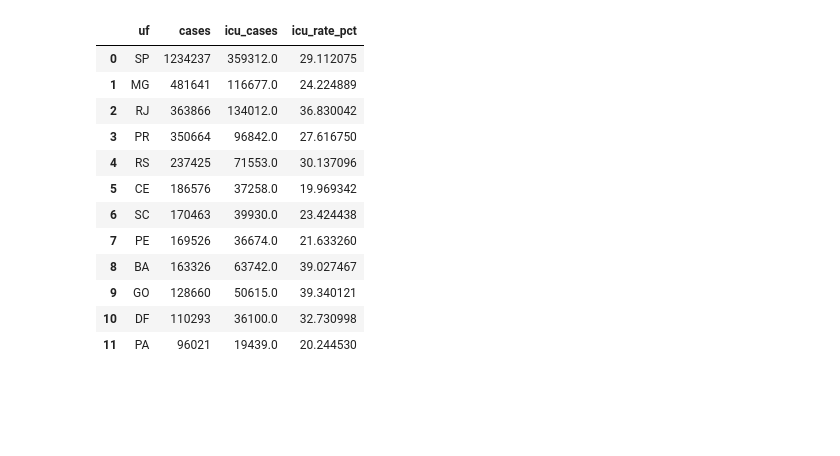
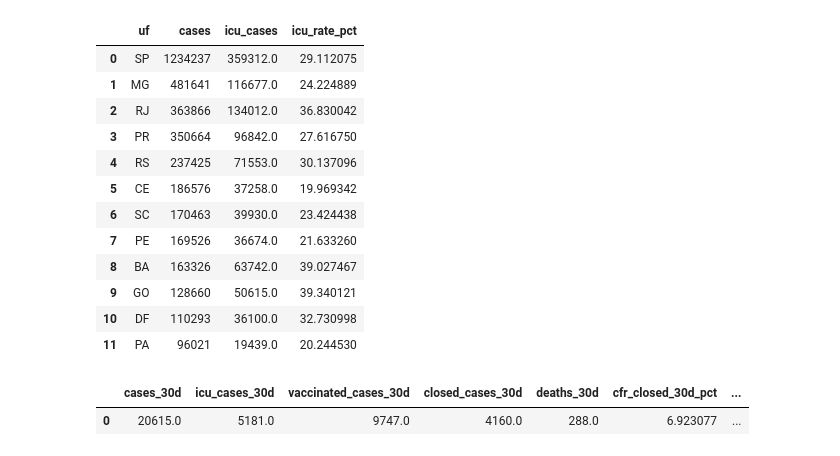
Before and after one commit to Ziolli/Case-Indicium, a Jupyter notebook: notebooks/silver_eda.ipynb, the cells around one changed output. Saved outputs shown, nothing was run; the diff lists cells and outputs as text; code cells hidden in the pictures; blank space fills up the shorter version.

```diff
--- a/notebooks/silver_eda.ipynb
+++ b/notebooks/silver_eda.ipynb
@@ -223,3 +223,42 @@ icu_uf
 | 9 | GO | 128660 | 50615.0 | 39.340121 |
 | 10 | DF | 110293 | 36100.0 | 32.730998 |
 | 11 | PA | 96021 | 19439.0 | 20.244530 |
+# %%
+# 30d KPIs (one row with KPI columns)
+q("""
+  WITH as_of AS (
+  SELECT COALESCE(MAX(day), CURRENT_DATE) AS d
+  FROM gold.fct_daily_uf
+),
+agg AS (
+  SELECT
+    COALESCE(SUM(closed_cases_30d), 0)  AS closed_cases_30d,
+    COALESCE(SUM(deaths_30d), 0)        AS deaths_30d,
+    COALESCE(SUM(cases), 0)             AS cases_30d,
+    COALESCE(SUM(icu_cases), 0)         AS icu_cases_30d,
+    COALESCE(SUM(vaccinated_cases), 0)  AS vaccinated_cases_30d
+  FROM gold.fct_daily_uf t
+  CROSS JOIN as_of a
+  WHERE t.day > a.d - INTERVAL 30 DAY AND t.day <= a.d
+)
+SELECT
+  agg.cases_30d,
+  agg.icu_cases_30d,
+  agg.vaccinated_cases_30d,
+  agg.closed_cases_30d,
+  agg.deaths_30d,
+  CASE WHEN agg.closed_cases_30d > 0
+       THEN 100.0 * agg.deaths_30d / agg.closed_cases_30d
+       ELSE NULL END AS cfr_closed_30d_pct,
+  CASE WHEN agg.cases_30d > 0
+       THEN 100.0 * agg.icu_cases_30d / agg.cases_30d
+       ELSE NULL END AS icu_rate_30d_pct,
+  CASE WHEN agg.cases_30d > 0
+       THEN 100.0 * agg.vaccinated_cases_30d / agg.cases_30d
+       ELSE NULL END AS vaccinated_rate_30d_pct
+FROM agg;
+
+""")
+# %% [output]
+|  | cases_30d | icu_cases_30d | vaccinated_cases_30d | closed_cases_30d | deaths_30d | cfr_closed_30d_pct | ... |
+| 0 | 20615.0 | 5181.0 | 9747.0 | 4160.0 | 288.0 | 6.923077 | ... |
```
Also changed, not shown: 14 other files.
